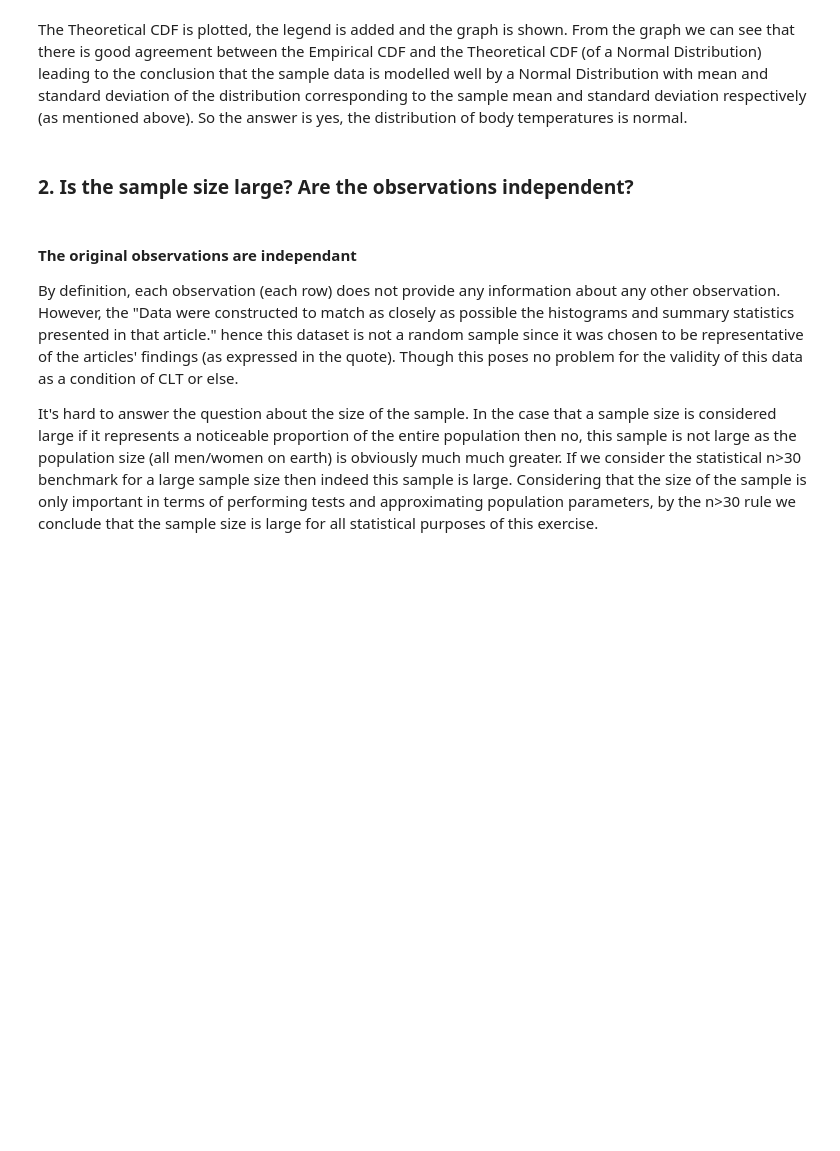
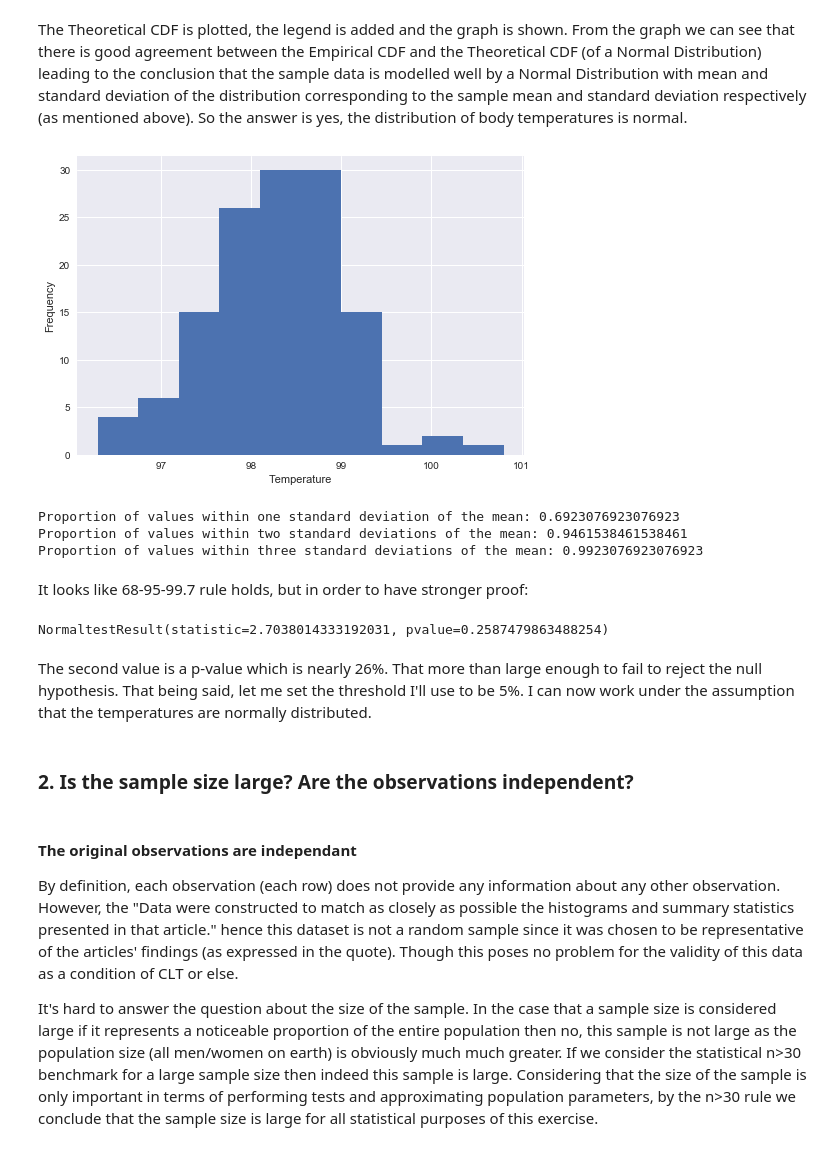
Before and after one commit to yidingweng/SpringBoard, a Jupyter notebook: Mini_projects/EDA_human_temperature/sliderule_dsi_inferential_statistics_exercise_1.ipynb, the cells around one changed output. Cells and saved outputs as stored; diff of their text form; code cells hidden in the pictures; blank space fills up the shorter version.

Commit message:
Analyze Human Body Temperature Using EDA_2

```diff
--- a/Mini_projects/EDA_human_temperature/sliderule_dsi_inferential_statistics_exercise_1.ipynb
+++ b/Mini_projects/EDA_human_temperature/sliderule_dsi_inferential_statistics_exercise_1.ipynb
@@ -105,6 +105,38 @@ plt.show()
 
 
 The Theoretical CDF is plotted, the legend is added and the graph is shown. From the graph we can see that there is good agreement between the Empirical CDF and the Theoretical CDF (of a Normal Distribution) leading to the conclusion that the sample data is modelled well by a Normal Distribution with mean and standard deviation of the distribution corresponding to the sample mean and standard deviation respectively (as mentioned above). So the answer is yes, the distribution of body temperatures is normal.
+# %%
+df.temperature.plot(kind='hist')
+plt.ylabel('Frequency')
+plt.xlabel('Temperature')
+plt.show()
+# %% [output]
+[figure, added]
+# %%
+df_mean = np.mean(df.temperature)
+df_sd = np.std(df.temperature)
+temperatures = df.temperature.values
+print('Proportion of values within one standard deviation of the mean:',
+      len(temperatures[(temperatures>df_mean-df_sd) & (temperatures<df_mean+df_sd)])/len(temperatures))
+
+print('Proportion of values within two standard deviations of the mean:',
+      len(temperatures[(temperatures>df_mean-2*df_sd) & (temperatures<df_mean+2*df_sd)])/len(temperatures))
+
+print('Proportion of values within three standard deviations of the mean:',
+      len(temperatures[(temperatures>df_mean-3*df_sd) & (temperatures<df_mean+3*df_sd)])/len(temperatures))
+# %% [output]
+Proportion of values within one standard deviation of the mean: 0.6923076923076923
+Proportion of values within two standard deviations of the mean: 0.9461538461538461
+Proportion of values within three standard deviations of the mean: 0.9923076923076923
+# %% [markdown]
+It looks like 68-95-99.7 rule holds, but in order to have stronger proof:
+# %%
+import scipy.stats as stats
+stats.normaltest(df.temperature)
+# %% [output]
+NormaltestResult(statistic=2.7038014333192031, pvalue=0.2587479863488254)
+# %% [markdown]
+The second value is a p-value which is nearly 26%. That more than large enough to fail to reject the null hypothesis. That being said, let me set the threshold I'll use to be 5%. I can now work under the assumption that the temperatures are normally distributed.
 # %% [markdown]
 ### 2. Is the sample size large? Are the observations independent?
 # %% [markdown]
```
Also changed, not shown: parts of 3 cells of this notebook, 4 other files.
